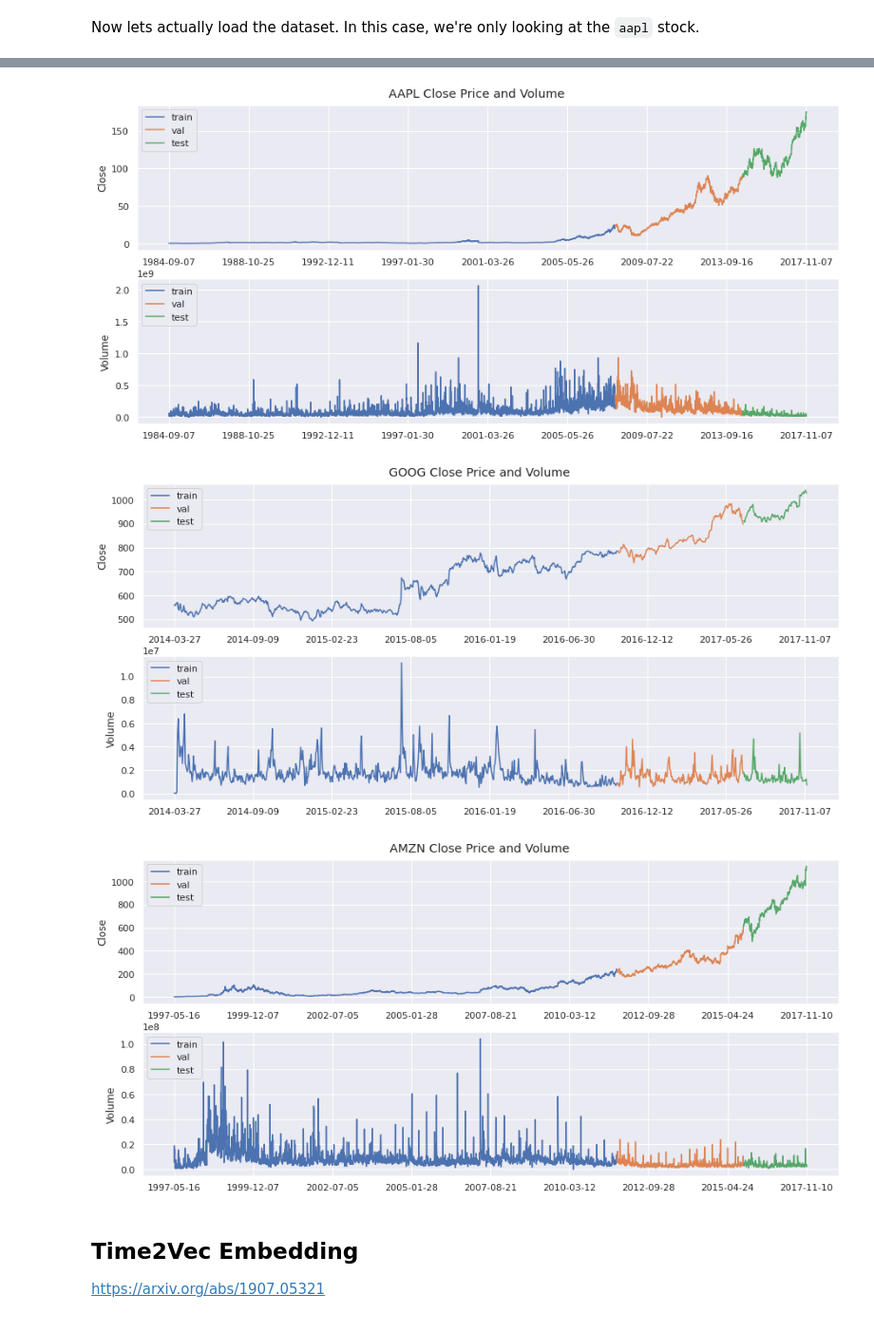
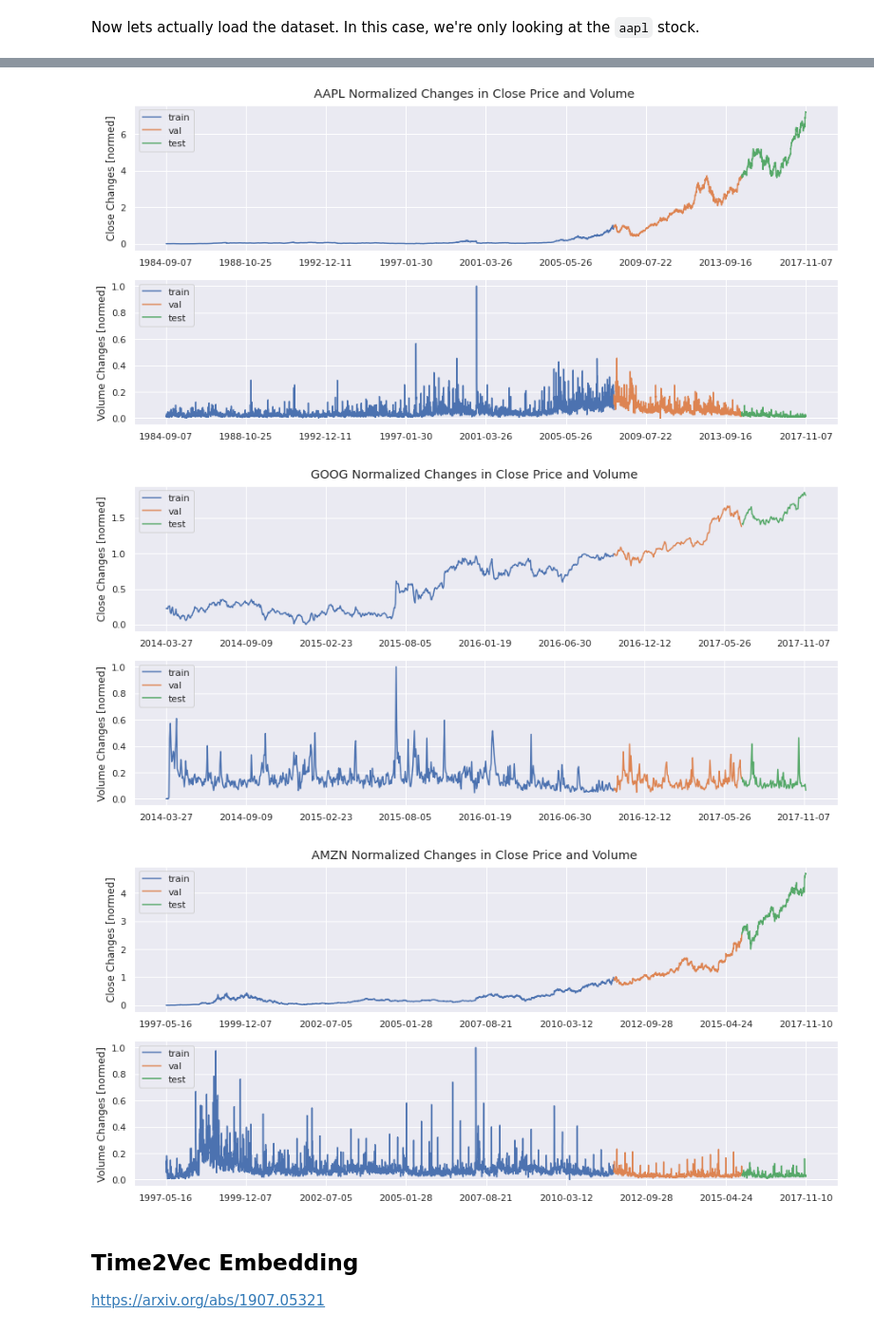
Before and after one commit to zanderman/stock-forecasting-transformer, a Jupyter notebook: forecast_transformer.ipynb, the cells around one changed output, grey strips where cells are left out. Shown at 95% size. Cells and saved outputs as stored; diff of their text form; code cells hidden in the pictures.

```diff
--- a/forecast_transformer.ipynb
+++ b/forecast_transformer.ipynb
@@ -510,7 +538,7 @@ for asset in ['aapl', 'goog', 'amzn']:
         shift=1,
         split=(0.7, 0.2, 0.1),
         shuffle=False,
-        normalize=False,
+        normalize=True,
         return_datasets=True,
         return_df=True,
     )
@@ -519,24 +547,24 @@ for asset in ['aapl', 'goog', 'amzn']:
     # print(f"{dataset_test.element_spec=}")
 
     fig = plt.figure(figsize=(15,7))
-    fig.suptitle(f'{asset.upper()} Close Price and Volume').set_y(0.92)
+    fig.suptitle(f'{asset.upper()} Normalized Changes in Close Price and Volume').set_y(0.92)
 
     n = len(df.index)//8 # Number of date record ticks on X-axis.
 
     ax = fig.add_subplot(211)
-    ax.plot(df_train['Close'], label='train')
-    ax.plot(df_val['Close'], label='val')
-    ax.plot(df_test['Close'], label='test')
-    ax.set_ylabel('Close')
+    ax.plot(np.arange(len(df_train.index)), df_train['Close'], label='train')
+    ax.plot(np.arange(len(df_train.index), len(df_train.index)+len(df_val.index)), df_val['Close'], label='val')
+    ax.plot(np.arange(len(df_train.index)+len(df_val.index), len(df_train.index)+len(df_val.index)+len(df_test.index)), df_test['Close'], label='test')
+    ax.set_ylabel('Close Changes [normed]')
     ax.set_xticks(range(0, df.shape[0], n))
     ax.set_xticklabels(df['Date'].loc[::n])
     ax.legend(loc='upper left')
 
     ax = fig.add_subplot(212)
-    ax.plot(df_train['Volume'], label='train')
-    ax.plot(df_val['Volume'], label='val')
-    ax.plot(df_test['Volume'], label='test')
-    ax.set_ylabel('Volume')
+    ax.plot(np.arange(len(df_train.index)),df_train['Volume'], label='train')
+    ax.plot(np.arange(len(df_train.index), len(df_train.index)+len(df_val.index)),df_val['Volume'], label='val')
+    ax.plot(np.arange(len(df_train.index)+len(df_val.index), len(df_train.index)+len(df_val.index)+len(df_test.index)), df_test['Volume'], label='test')
+    ax.set_ylabel('Volume Changes [normed]')
     ax.set_xticks(range(0, df.shape[0], n))
     ax.set_xticklabels(df['Date'].loc[::n])
     ax.legend(loc='upper left')
@@ -559,3 +572,3 @@ To silence this warning, decorate the function with @tf.autograph.experimental.d
-[figure, old version]
+[figure, new version]
-[figure, old version]
+[figure, new version]
-[figure, old version]
+[figure, new version]
```
Also changed, not shown: parts of 9 cells of this notebook.
